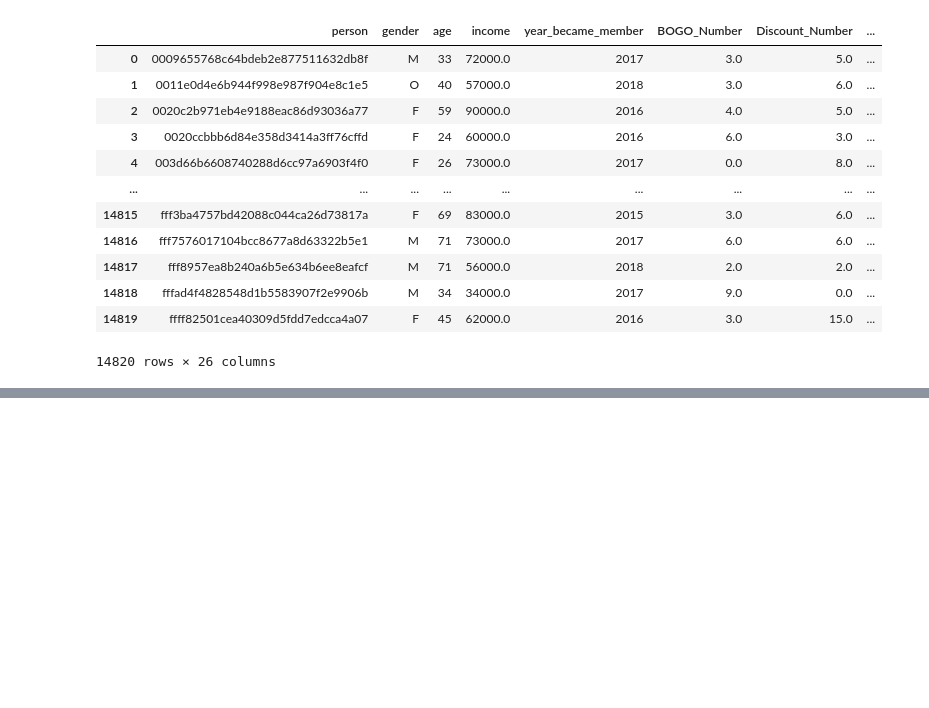
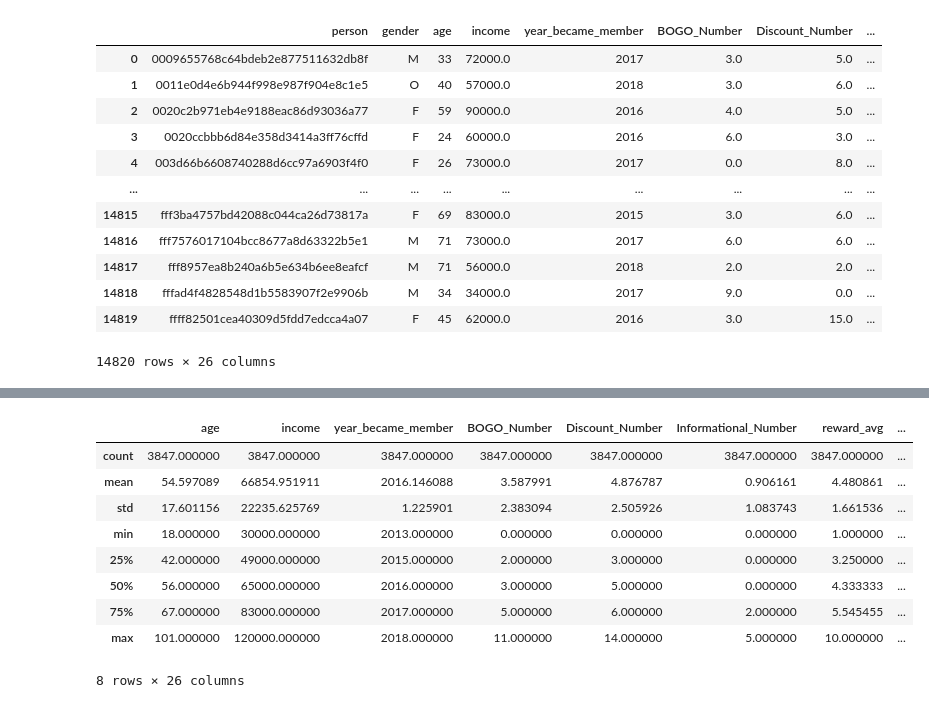
Before and after one commit to jmeisenh/Capstone, a Jupyter notebook: Segmenting.ipynb, the cells around one changed output, grey strips where cells are left out. Cells and saved outputs as stored; diff of their text form; code cells hidden in the pictures; blank space fills up the shorter version.

```diff
--- a/Segmenting.ipynb
+++ b/Segmenting.ipynb
@@ -329,0 +624,13 @@ mergeDF
+# %%
+cluster2DF.iloc[:,2:].describe()
+# %% [output]
+|  | age | income | year_became_member | BOGO_Number | Discount_Number | Informational_Number | reward_avg | ... |
+| count | 3847.000000 | 3847.000000 | 3847.000000 | 3847.000000 | 3847.000000 | 3847.000000 | 3847.000000 | ... |
+| mean | 54.597089 | 66854.951911 | 2016.146088 | 3.587991 | 4.876787 | 0.906161 | 4.480861 | ... |
+| std | 17.601156 | 22235.625769 | 1.225901 | 2.383094 | 2.505926 | 1.083743 | 1.661536 | ... |
+| min | 18.000000 | 30000.000000 | 2013.000000 | 0.000000 | 0.000000 | 0.000000 | 1.000000 | ... |
+| 25% | 42.000000 | 49000.000000 | 2015.000000 | 2.000000 | 3.000000 | 0.000000 | 3.250000 | ... |
+| 50% | 56.000000 | 65000.000000 | 2016.000000 | 3.000000 | 5.000000 | 0.000000 | 4.333333 | ... |
+| 75% | 67.000000 | 83000.000000 | 2017.000000 | 5.000000 | 6.000000 | 2.000000 | 5.545455 | ... |
+| max | 101.000000 | 120000.000000 | 2018.000000 | 11.000000 | 14.000000 | 5.000000 | 10.000000 | ... |
+8 rows × 26 columns
```
Also changed, not shown: parts of 32 cells of this notebook.
